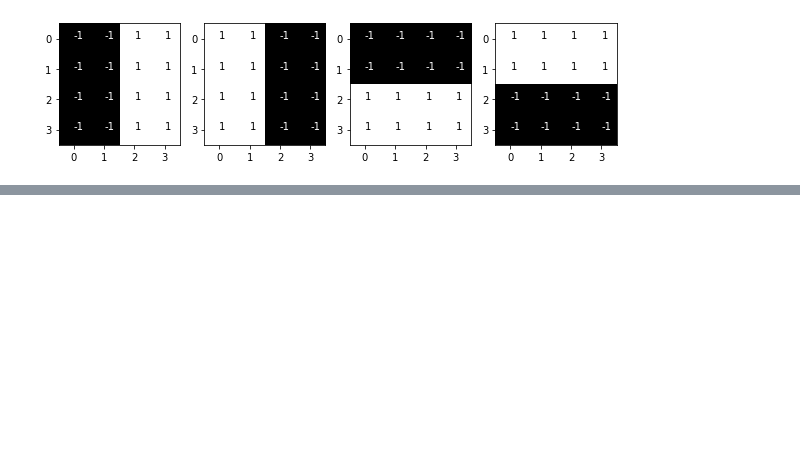
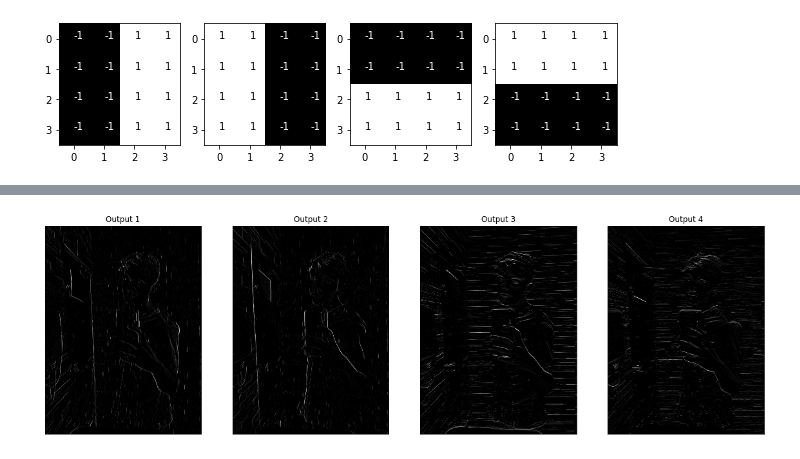
Before and after one commit to AbdurNawaz/Pytorch, a Jupyter notebook: Pytorch.ipynb, the cells around one changed output, grey strips where cells are left out. Saved outputs shown, nothing was run; the diff lists cells and outputs as text; code cells hidden in the pictures; blank space fills up the shorter version.

```diff
--- a/Pytorch.ipynb
+++ b/Pytorch.ipynb
@@ -37,0 +89,4 @@ for i in range(4):
+# %%
+viz_layer(activated_layer)
+# %% [output]
+[figure, added]
```
Also changed, not shown: parts of 5 cells of this notebook.
